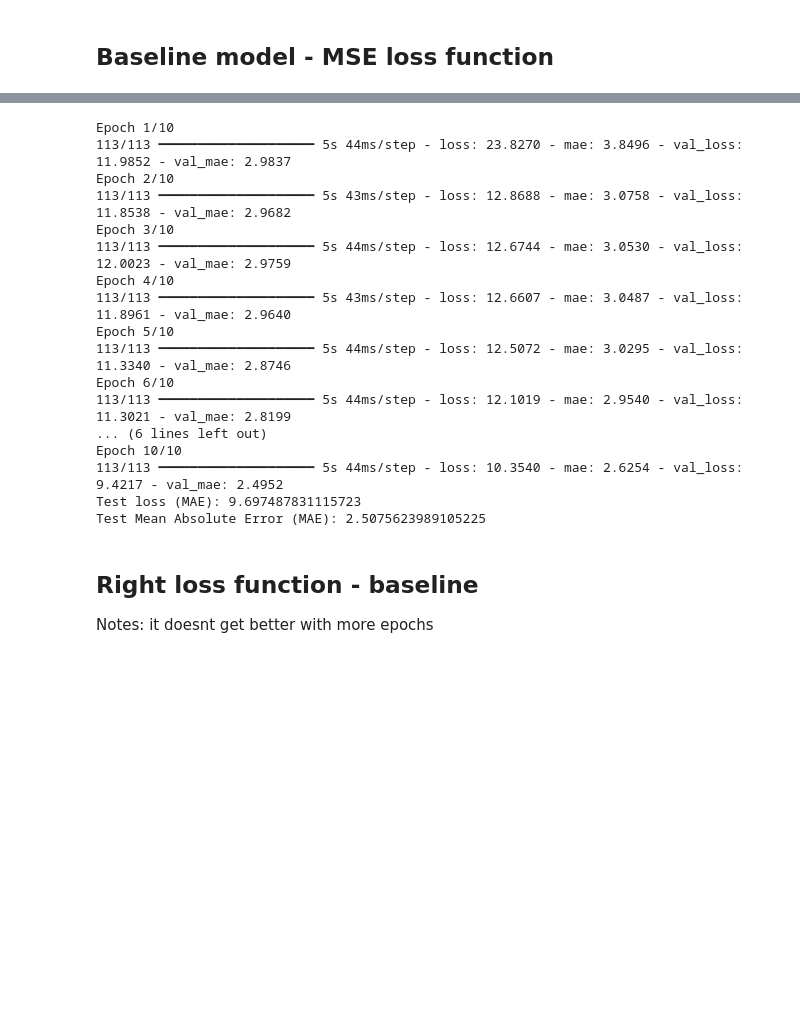
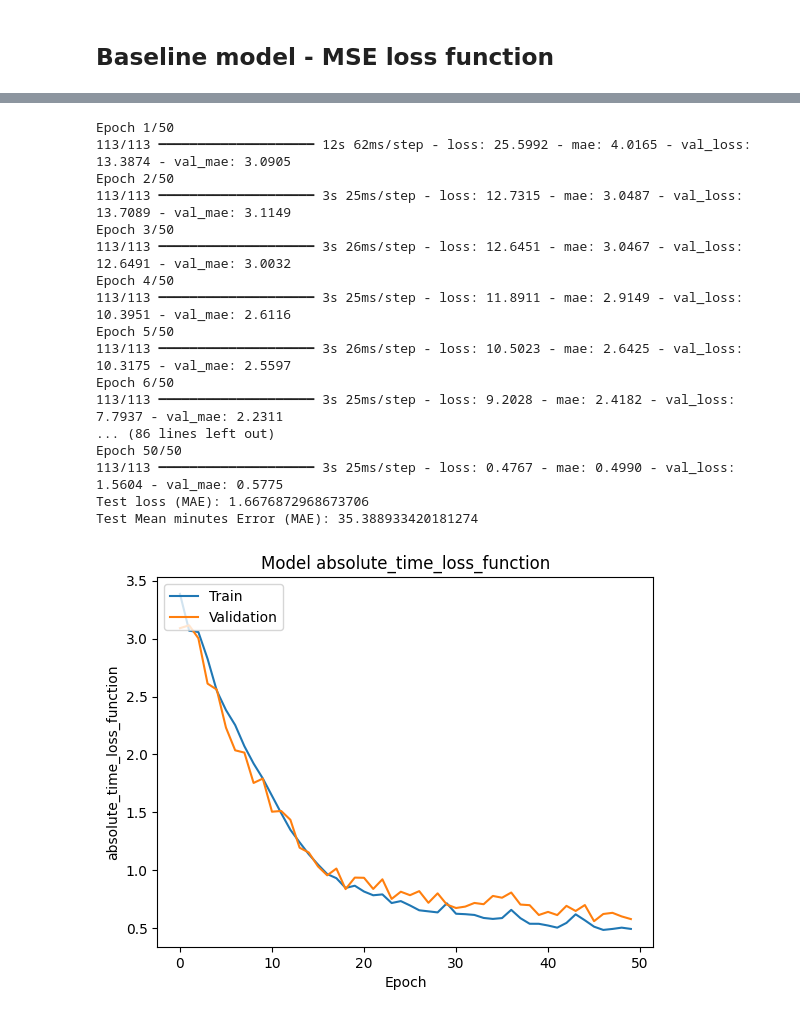
Before and after one commit to baroian/Deep-Learning, a Jupyter notebook: aa.ipynb, the cells around one changed output, grey strips where cells are left out. Saved outputs shown, nothing was run; the diff lists cells and outputs as text; code cells hidden in the pictures; blank space fills up the shorter version.

```diff
--- a/aa.ipynb
+++ b/aa.ipynb
@@ -1260,6 +1593,7 @@ import numpy as np
 from keras.models import Sequential
 from keras.layers import Conv2D, MaxPooling2D, Dropout, Flatten, Dense
 from sklearn.model_selection import train_test_split
+from matplotlib import pyplot as plt
 
 def load_and_split_data(images_path, labels_path, train_ratio=0.8, val_ratio=0.1, test_ratio=0.1, random_state=42):
     images = np.load(images_path)
@@ -1297,14 +1631,7 @@ def label_transformation(labels):
     continuous_labels = hours + minutes / 60.0
     return continuous_labels
 
-def time_loss_function(y_true, y_pred):
-    if np.abs(y_true - y_pred) > 6:
-        if y_true > 6:
-            y_true = y_true - 12
-        else:
-            y_true = y_true + 12
 
-    return np.abs(y_true - y_pred)
 
 if __name__ == "__main__":
     images_path = "data/images.npy"
@@ -1319,58 +1646,74 @@ if __name__ == "__main__":
 
 
     width, height = X_train.shape[1], X_train.shape[2]
     input_shape = (width, height, 1)
 
     model = Sequential([
         Conv2D(32, kernel_size=(3, 3), activation='relu', input_shape=input_shape),
+        Conv2D(32, kernel_size=(3, 3), activation='relu'),
+        MaxPooling2D(pool_size=(2, 2)),
+
+        Conv2D(64, kernel_size=(3, 3), activation='relu'),
         Conv2D(64, kernel_size=(3, 3), activation='relu'),
         MaxPooling2D(pool_size=(2, 2)),
-        Dropout(0.25),
+
+
         Flatten(),
-        Dense(128, activation='relu'),
-        Dropout(0.25),
+        Dense(1024, activation='relu'),
+        Dropout(0.5),
+        Dense(512, activation='relu'),
+        Dropout(0.5),
+        Dense(256, activation='relu'),
         Dense(1)
     ])
 
+    #optimizer = tf.keras.optimizers.SGD(learning_rate=0.001)
 
     model.compile(
         loss='mean_squared_error',
         optimizer='adam',
         metrics=['mae']  # Mean Absolute Error
     )
 
-    model.fit(
+    history = model.fit(
         X_train, y_train_cont,
         batch_size=128,
-        epochs=10,
+        epochs=50,
         verbose=1,
         validation_data=(X_val, y_val_cont)
     )
 
     # Evaluate the model
     score = model.evaluate(X_test, y_test_cont, verbose=0)
     print('Test loss (MAE):', score[0])
-    print('Test Mean Absolute Error (MAE):', score[1])
+    print('Test Mean minutes Error (MAE):', score[1]*60)
+
+
+    # Plot training & validation absolute_time_loss_function values
+    plt.figure()
+    plt.plot(history.history['mae'], label='Train')
+    plt.plot(history.history['val_mae'], label='Validation')
+    plt.title('Model absolute_time_loss_function')
+    plt.ylabel('absolute_time_loss_function')
+    plt.xlabel('Epoch')
+    plt.legend(loc='upper left')
+    plt.show()
 # %% [output]
-Epoch 1/10
-113/113 ━━━━━━━━━━━━━━━━━━━━ 5s 44ms/step - loss: 23.8270 - mae: 3.8496 - val_loss: 11.9852 - val_mae: 2.9837
-Epoch 2/10
-113/113 ━━━━━━━━━━━━━━━━━━━━ 5s 43ms/step - loss: 12.8688 - mae: 3.0758 - val_loss: 11.8538 - val_mae: 2.9682
-Epoch 3/10
-113/113 ━━━━━━━━━━━━━━━━━━━━ 5s 44ms/step - loss: 12.6744 - mae: 3.0530 - val_loss: 12.0023 - val_mae: 2.9759
-Epoch 4/10
-113/113 ━━━━━━━━━━━━━━━━━━━━ 5s 43ms/step - loss: 12.6607 - mae: 3.0487 - val_loss: 11.8961 - val_mae: 2.9640
-Epoch 5/10
-113/113 ━━━━━━━━━━━━━━━━━━━━ 5s 44ms/step - loss: 12.5072 - mae: 3.0295 - val_loss: 11.3340 - val_mae: 2.8746
-Epoch 6/10
-113/113 ━━━━━━━━━━━━━━━━━━━━ 5s 44ms/step - loss: 12.1019 - mae: 2.9540 - val_loss: 11.3021 - val_mae: 2.8199
-... (6 lines left out)
-Epoch 10/10
-113/113 ━━━━━━━━━━━━━━━━━━━━ 5s 44ms/step - loss: 10.3540 - mae: 2.6254 - val_loss: 9.4217 - val_mae: 2.4952
-Test loss (MAE): 9.697487831115723
-Test Mean Absolute Error (MAE): 2.5075623989105225
+Epoch 1/50
+113/113 ━━━━━━━━━━━━━━━━━━━━ 12s 62ms/step - loss: 25.5992 - mae: 4.0165 - val_loss: 13.3874 - val_mae: 3.0905
+Epoch 2/50
+113/113 ━━━━━━━━━━━━━━━━━━━━ 3s 25ms/step - loss: 12.7315 - mae: 3.0487 - val_loss: 13.7089 - val_mae: 3.1149
+Epoch 3/50
+113/113 ━━━━━━━━━━━━━━━━━━━━ 3s 26ms/step - loss: 12.6451 - mae: 3.0467 - val_loss: 12.6491 - val_mae: 3.0032
+Epoch 4/50
+113/113 ━━━━━━━━━━━━━━━━━━━━ 3s 25ms/step - loss: 11.8911 - mae: 2.9149 - val_loss: 10.3951 - val_mae: 2.6116
+Epoch 5/50
+113/113 ━━━━━━━━━━━━━━━━━━━━ 3s 26ms/step - loss: 10.5023 - mae: 2.6425 - val_loss: 10.3175 - val_mae: 2.5597
+Epoch 6/50
+113/113 ━━━━━━━━━━━━━━━━━━━━ 3s 25ms/step - loss: 9.2028 - mae: 2.4182 - val_loss: 7.7937 - val_mae: 2.2311
+... (86 lines left out)
+Epoch 50/50
+113/113 ━━━━━━━━━━━━━━━━━━━━ 3s 25ms/step - loss: 0.4767 - mae: 0.4990 - val_loss: 1.5604 - val_mae: 0.5775
+Test loss (MAE): 1.6676872968673706
+Test Mean minutes Error (MAE): 35.388933420181274
+[figure, added]
-# %% [markdown]
-## Right loss function - baseline
-
-Notes:
-it doesnt get better with more epochs
```
Also changed, not shown: parts of 22 cells of this notebook, 2 other files.
